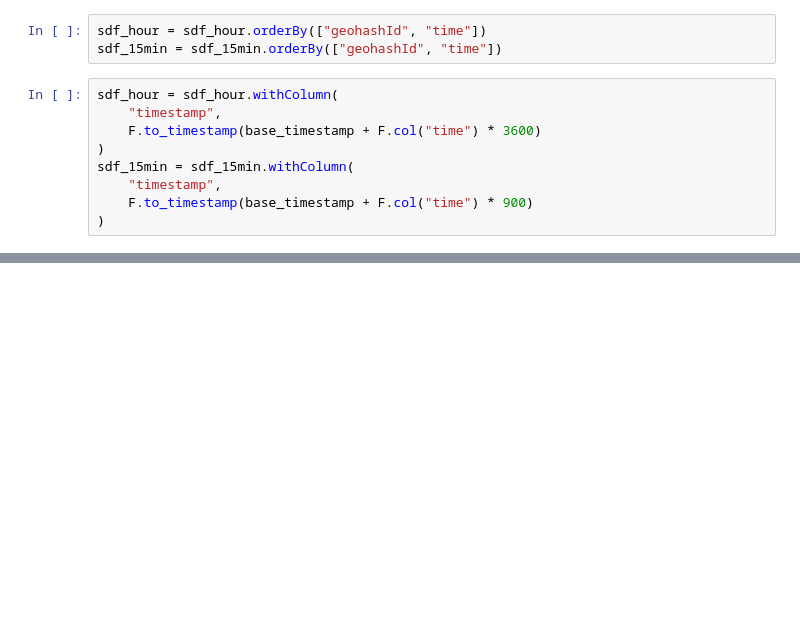
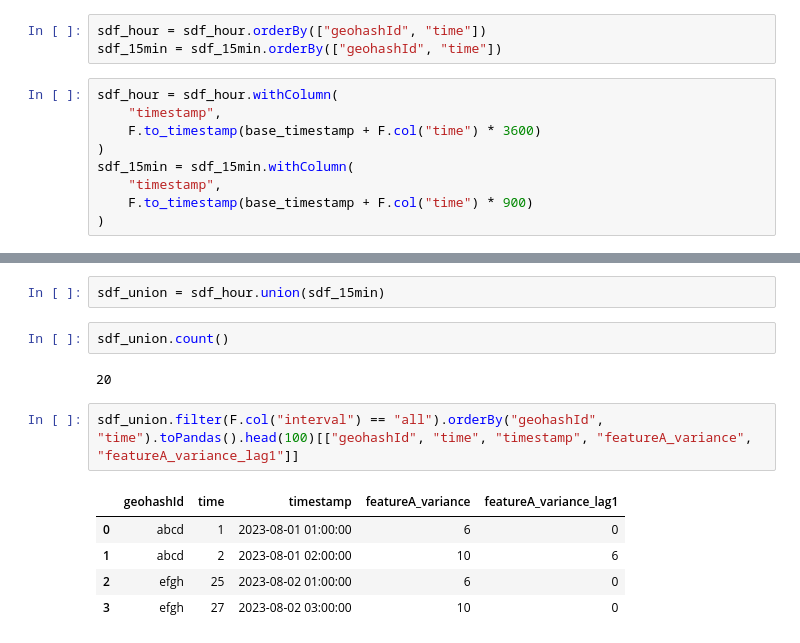
Before and after one commit to mathmathpp2/synapselightgbm_trial, a Jupyter notebook: lag.ipynb, the cells around one changed output, grey strips where cells are left out. Saved outputs shown, nothing was run; the diff lists cells and outputs as text; blank space fills up the shorter version.

```diff
--- a/lag.ipynb
+++ b/lag.ipynb
@@ -263,0 +282,14 @@ sdf_15min.select("geohashId", "timestamp", "featureA_variance", "featureA_varian
+# %%
+sdf_union = sdf_hour.union(sdf_15min)
+# %%
+sdf_union.count()
+# %% [output]
+20
+# %%
+sdf_union.filter(F.col("interval") == "all").orderBy("geohashId", "time").toPandas().head(100)[["geohashId", "time", "timestamp", "featureA_variance", "featureA_variance_lag1"]]
+# %% [output]
+|  | geohashId | time | timestamp | featureA_variance | featureA_variance_lag1 |
+| 0 | abcd | 1 | 2023-08-01 01:00:00 | 6 | 0 |
+| 1 | abcd | 2 | 2023-08-01 02:00:00 | 10 | 6 |
+| 2 | efgh | 25 | 2023-08-02 01:00:00 | 6 | 0 |
+| 3 | efgh | 27 | 2023-08-02 03:00:00 | 10 | 0 |
```
Also changed, not shown: parts of 9 cells of this notebook.
